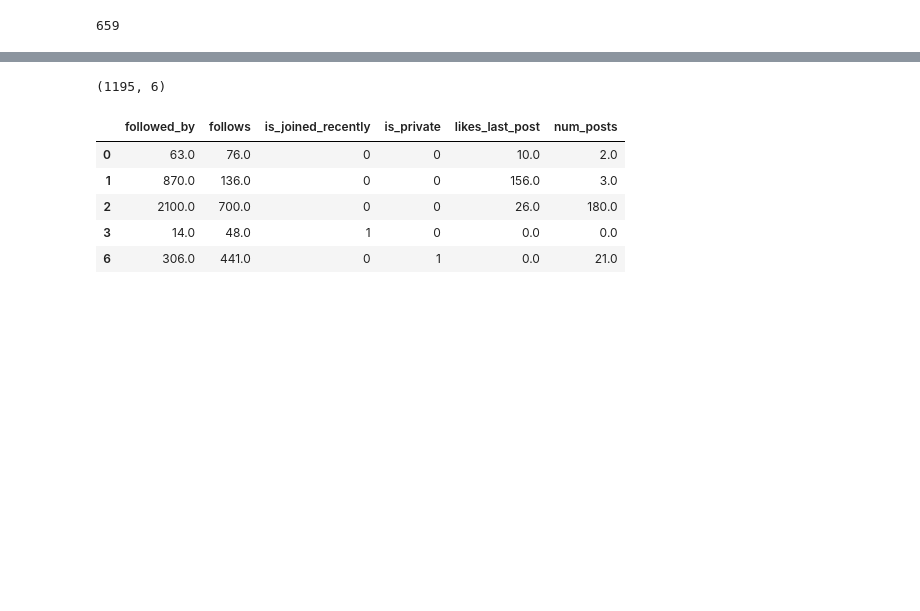
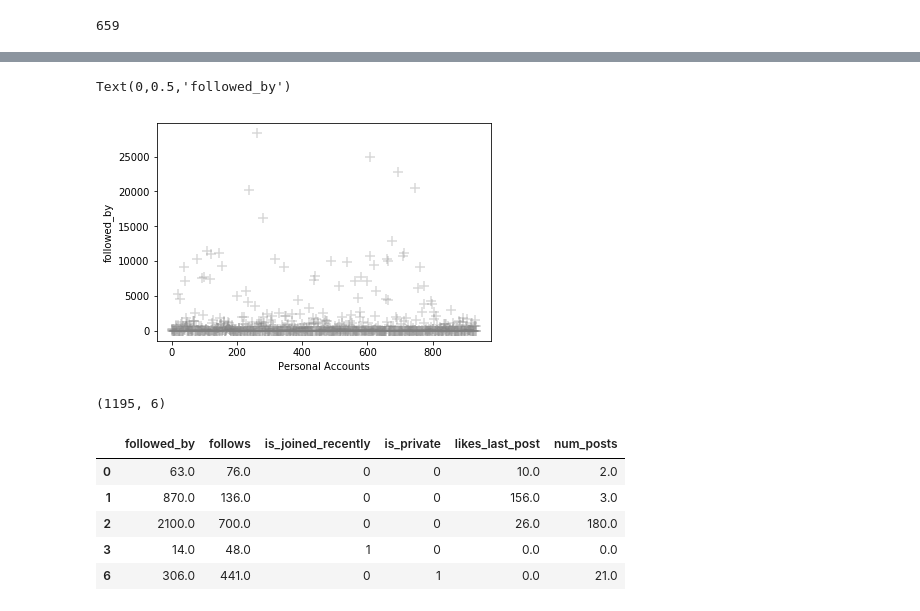
Before and after one commit to liyingli0818/instagram_account_type_predictor, a Jupyter notebook: fcc_model.ipynb, the cells around one changed output, grey strips where cells are left out. Saved outputs shown, nothing was run; the diff lists cells and outputs as text; code cells hidden in the pictures; blank space fills up the shorter version.

```diff
--- a/fcc_model.ipynb
+++ b/fcc_model.ipynb
@@ -81,3 +96,10 @@ df_dropped[58:59]
+# %%
+plt.scatter(x=np.linspace(0,934,934),y=df_dropped[df_dropped['is_business_account'] == 0].followed_by, alpha=0.3, color='grey', marker = '+',s=100)
+plt.xlabel('Personal Accounts')
+plt.ylabel('followed_by')
+# %% [output]
+Text(0,0.5,'followed_by')
+[figure, added]
 # %%
 X = df_dropped.iloc[:,[2,3,6,7,8,9]]
 # %%
```
Also changed, not shown: parts of 5 cells of this notebook, 17 other files.
